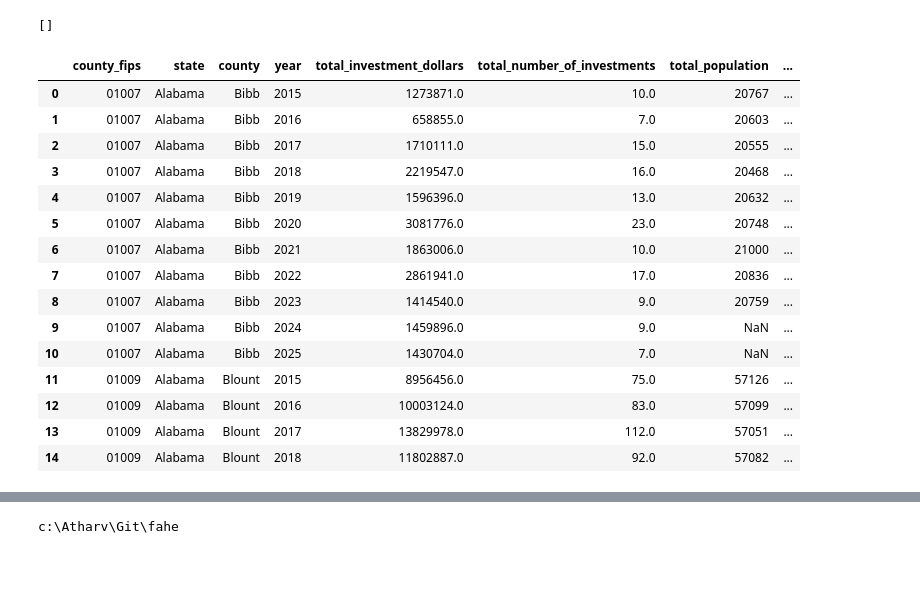
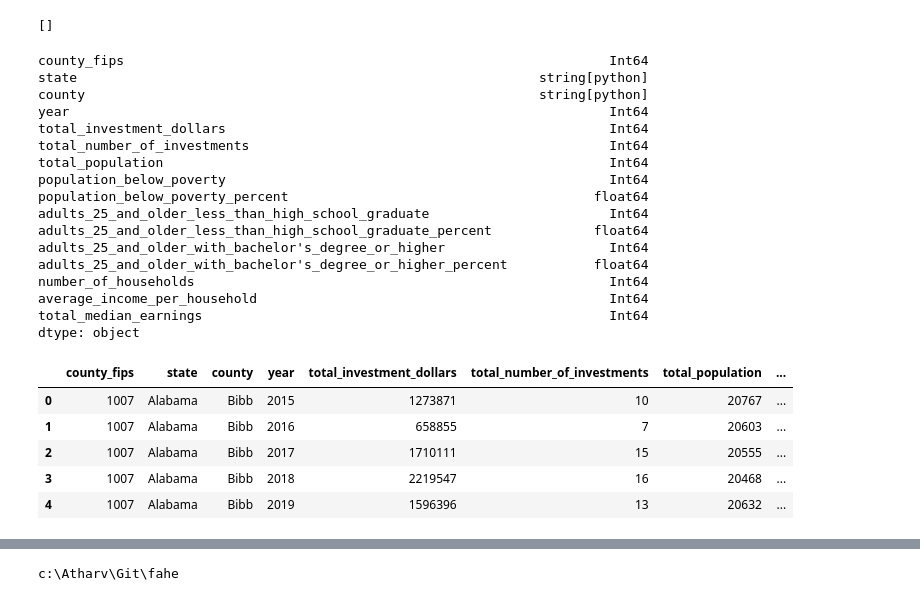
Before and after one commit to fulton-ring/fahe, a Jupyter notebook: main.ipynb, the cells around one changed output, grey strips where cells are left out. Drawn from its saved outputs; the diff is of its cells as text; code cells hidden in the pictures; blank space fills up the shorter version.

```diff
--- a/main.ipynb
+++ b/main.ipynb
@@ -919,25 +940,35 @@ final_data = final.sort_values(["county_fips","year"]).reset_index(drop=True)
 #to check if there are any duplicate keys
 # %% [output]
 []
+# %%
+final_data.dtypes
+# %% [output]
+county_fips                                                              Int64
+state                                                           string[python]
+county                                                          string[python]
+year                                                                     Int64
+total_investment_dollars                                                 Int64
+total_number_of_investments                                              Int64
+total_population                                                         Int64
+population_below_poverty                                                 Int64
+population_below_poverty_percent                                       float64
+adults_25_and_older_less_than_high_school_graduate                       Int64
+adults_25_and_older_less_than_high_school_graduate_percent             float64
+adults_25_and_older_with_bachelor's_degree_or_higher                     Int64
+adults_25_and_older_with_bachelor's_degree_or_higher_percent           float64
+number_of_households                                                     Int64
+average_income_per_household                                             Int64
+total_median_earnings                                                    Int64
+dtype: object
 # %%
-final_data.head(15)
+final_data.head()
 # %% [output]
 |  | county_fips | state | county | year | total_investment_dollars | total_number_of_investments | total_population | ... |
-| 0 | 01007 | Alabama | Bibb | 2015 | 1273871.0 | 10.0 | 20767 | ... |
-| 1 | 01007 | Alabama | Bibb | 2016 | 658855.0 | 7.0 | 20603 | ... |
-| 2 | 01007 | Alabama | Bibb | 2017 | 1710111.0 | 15.0 | 20555 | ... |
-| 3 | 01007 | Alabama | Bibb | 2018 | 2219547.0 | 16.0 | 20468 | ... |
-| 4 | 01007 | Alabama | Bibb | 2019 | 1596396.0 | 13.0 | 20632 | ... |
-| 5 | 01007 | Alabama | Bibb | 2020 | 3081776.0 | 23.0 | 20748 | ... |
-| 6 | 01007 | Alabama | Bibb | 2021 | 1863006.0 | 10.0 | 21000 | ... |
-| 7 | 01007 | Alabama | Bibb | 2022 | 2861941.0 | 17.0 | 20836 | ... |
-| 8 | 01007 | Alabama | Bibb | 2023 | 1414540.0 | 9.0 | 20759 | ... |
-| 9 | 01007 | Alabama | Bibb | 2024 | 1459896.0 | 9.0 | NaN | ... |
-| 10 | 01007 | Alabama | Bibb | 2025 | 1430704.0 | 7.0 | NaN | ... |
-| 11 | 01009 | Alabama | Blount | 2015 | 8956456.0 | 75.0 | 57126 | ... |
-| 12 | 01009 | Alabama | Blount | 2016 | 10003124.0 | 83.0 | 57099 | ... |
-| 13 | 01009 | Alabama | Blount | 2017 | 13829978.0 | 112.0 | 57051 | ... |
-| 14 | 01009 | Alabama | Blount | 2018 | 11802887.0 | 92.0 | 57082 | ... |
+| 0 | 1007 | Alabama | Bibb | 2015 | 1273871 | 10 | 20767 | ... |
+| 1 | 1007 | Alabama | Bibb | 2016 | 658855 | 7 | 20603 | ... |
+| 2 | 1007 | Alabama | Bibb | 2017 | 1710111 | 15 | 20555 | ... |
+| 3 | 1007 | Alabama | Bibb | 2018 | 2219547 | 16 | 20468 | ... |
+| 4 | 1007 | Alabama | Bibb | 2019 | 1596396 | 13 | 20632 | ... |
 # %%
 print(final_data.shape)
 print(final_data.head())
```
Also changed, not shown: parts of 3 cells of this notebook, 1 other file.
